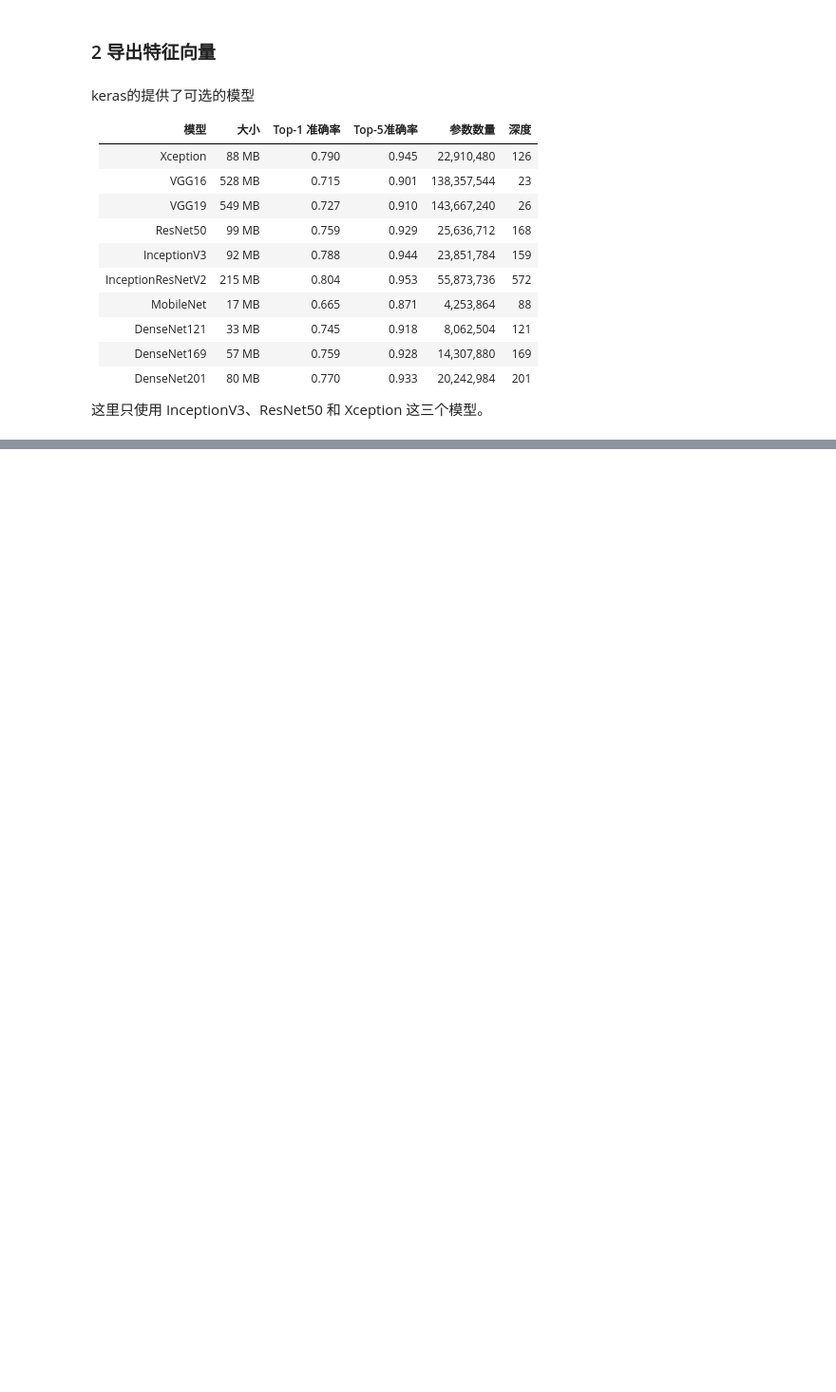
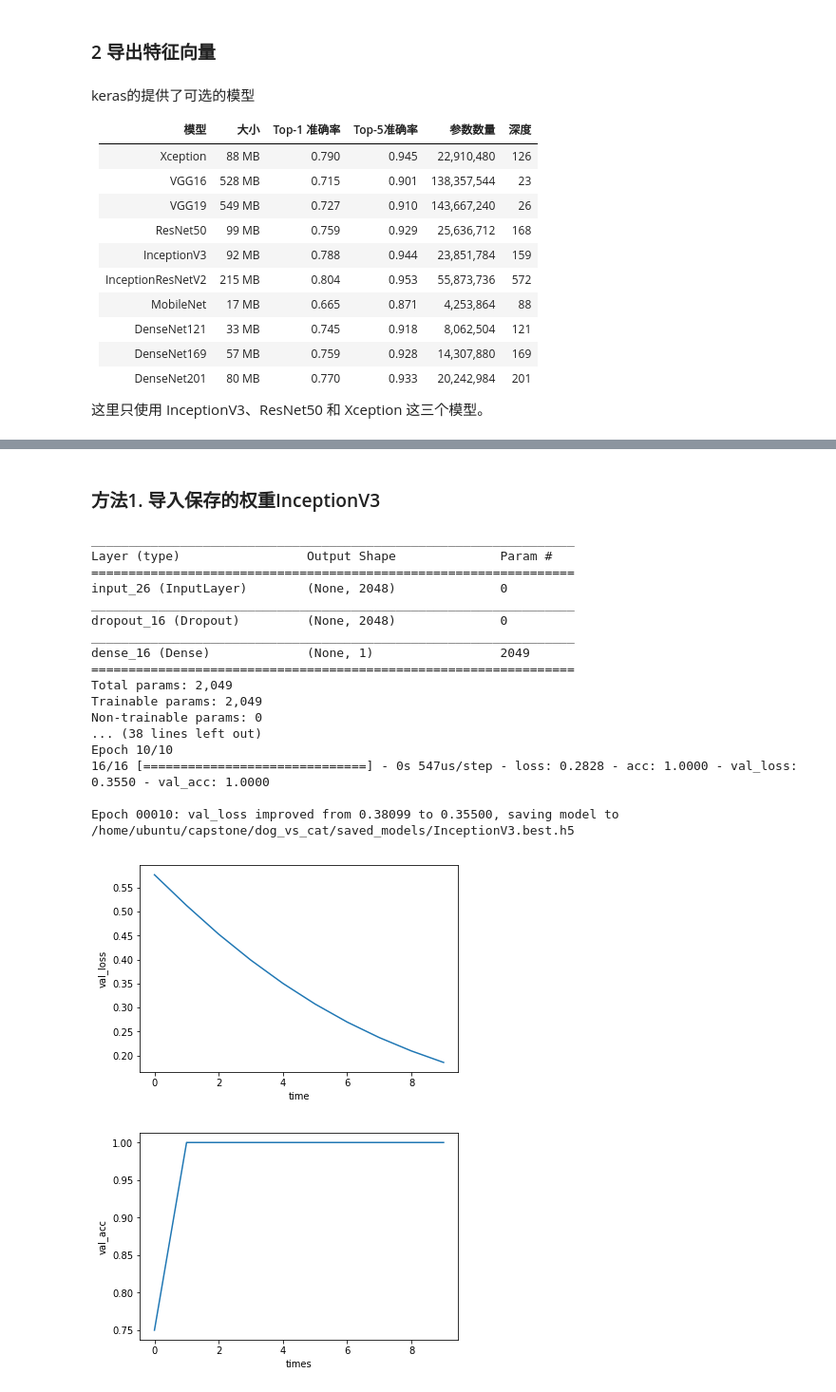
Before and after one commit to euii/capstone, a Jupyter notebook: dog_vs_cat/dog_vs_cat.ipynb, the cells around one changed output, grey strips where cells are left out. Shown at 95% size. Cells and saved outputs as stored; diff of their text form; code cells hidden in the pictures; blank space fills up the shorter version.

```diff
--- a/dog_vs_cat/dog_vs_cat.ipynb
+++ b/dog_vs_cat/dog_vs_cat.ipynb
@@ -148,0 +177,25 @@ NameError: name 'TRAIN_DIR' is not defined
+# %%
+#  定义导入特征向量函数
+def load_eigenvector(path_list=[]):
+    x_train = []
+    x_test = []
+    for file_path in path_list:
+        with h5py.File(file_path, 'r') as fp:
+            x_train.append(np.array(fp['train']))
+            x_test.append(np.array(fp['test']))
+            y_train = np.array(fp['label'])
+
+    x_train = np.concatenate(x_train, axis=1)
+    x_test = np.concatenate(x_test, axis=1)
+    x_train, y_train = shuffle(x_train, y_train)
+    return x_train, y_train
+# %%
+# 增加全连接层
+def full_connect_layer(x_train, dropout_rate = 0.2):
+    input_tensor = Input(x_train.shape[1:])
+    model = Model(input_tensor, Dropout(dropout_rate)(input_tensor))
+    model = Model(model.input, Dense(1, activation = 'sigmoid')(model.output))
+    # 编译模型
+    model.compile(optimizer='adam', loss='binary_crossentropy', metrics=['accuracy'])
+    model.summary()
+    return model
@@ -148,0 +214,37 @@ NameError: name 'TRAIN_DIR' is not defined
+# %% [markdown]
+### 方法1. 导入保存的权重InceptionV3
+# %%
+file_name = H5PY_PATH + "InceptionV3.h5"
+x_train, y_train = load_eigenvector([file_name])
+
+inception_v3_model = full_connect_layer(x_train)
+# 训练10代
+epochs = 10
+batch_size = 128
+chk_point_file = H5PY_PATH +'InceptionV3.best.h5'
+remove_dir(chk_point_file)
+checkpointer = ModelCheckpoint(filepath=chk_point_file,
+                                   verbose=1, save_best_only=True)
+history_train = inception_v3_model.fit(x_train, y_train, validation_split = 0.2,
+                    epochs = epochs, batch_size = batch_size, verbose=1,
+                    callbacks=[checkpointer])
+# %% [output]
+_________________________________________________________________
+Layer (type)                 Output Shape              Param #
+=================================================================
+input_26 (InputLayer)        (None, 2048)              0
+_________________________________________________________________
+dropout_16 (Dropout)         (None, 2048)              0
+_________________________________________________________________
+dense_16 (Dense)             (None, 1)                 2049
+=================================================================
+Total params: 2,049
+Trainable params: 2,049
+Non-trainable params: 0
+... (38 lines left out)
+Epoch 10/10
+16/16 [==============================] - 0s 547us/step - loss: 0.2828 - acc: 1.0000 - val_loss: 0.3550 - val_acc: 1.0000
+
+Epoch 00010: val_loss improved from 0.38099 to 0.35500, saving model to /home/ubuntu/capstone/dog_vs_cat/saved_models/InceptionV3.best.h5
+[figure, added]
+[figure, added]
```
Also changed, not shown: parts of 15 cells of this notebook.
